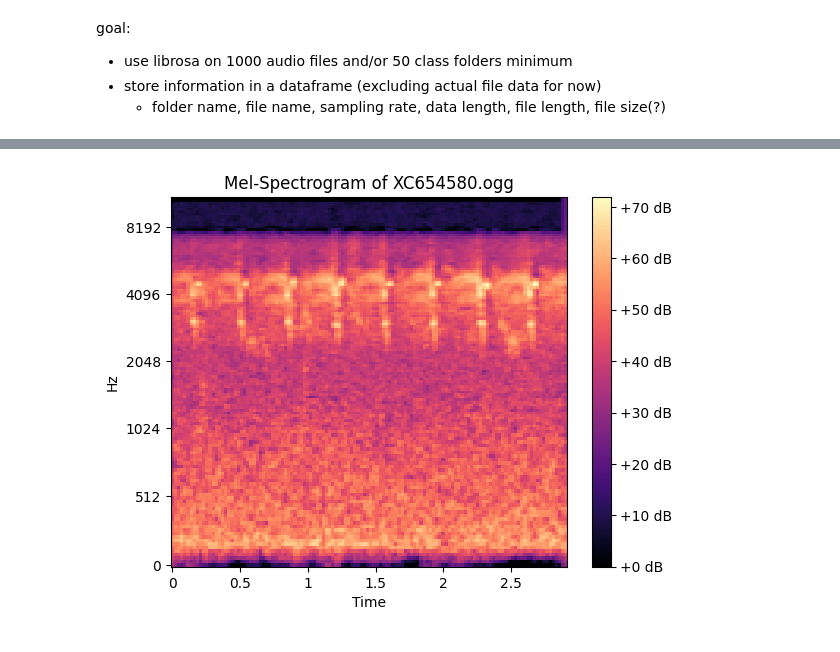
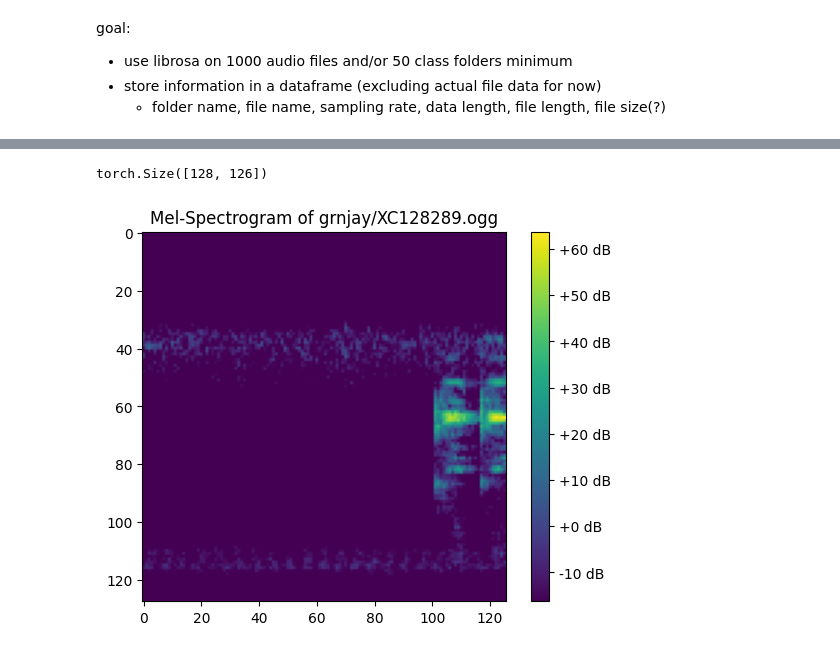
Before and after one commit to spearmintage/final-project, a Jupyter notebook: code/deeper_audio_test.ipynb, the cells around one changed output, grey strips where cells are left out. Drawn from its saved outputs; the diff is of its cells as text; code cells hidden in the pictures.

```diff
--- a/code/deeper_audio_test.ipynb
+++ b/code/deeper_audio_test.ipynb
@@ -135,7 +213,7 @@ folder_df["folder"].value_counts().plot.bar()
 # %%
 # apply random undersampling OR oversampling
 
-sampling_technique = "over"
+sampling_technique = "under"
 
 if sampling_technique == "under":
     # random "naive" undersampling
@@ -170,34 +241,0 @@ bkpwar will increase by 0.0%
-# %%
-# while slightly slower, preserves memory as opposed to creating a list then copying it to DF, then deleting list
-# when on supercomputer, it may be faster to use the massive amount of memory to create a list
-# - approx 170 it/s when creating a massive list then adding to dataframe once
-# - approx X it/s when appending each mel_spec_db to the dataframe at a time
-
-mel_scale_specs = []
-mel_scale_spec_shapes = []
-
-folder_df["mel_spec"] = None
-folder_df["mel_spec_shape"] = None
-
-for i in tqdm(folder_df.index):
-    row = folder_df.iloc[i, :]
-
-    spec_magnitude, _ = librosa.magphase(row["stft_data"])
-    mel_scale_spectrogram = librosa.feature.melspectrogram(S=spec_magnitude, sr=row["sample_rate_hz"])
-    mel_scale_spectrogram_db = librosa.amplitude_to_db(mel_scale_spectrogram, ref=np.min)
-
-    mel_scale_specs.append(mel_scale_spectrogram_db)
-    mel_scale_spec_shapes.append(mel_scale_spectrogram_db.shape)
-
-    '''
-    folder_df["mel_spec"][i] = mel_scale_spectrogram_db
-    folder_df["mel_spec_shape"][i] = mel_scale_spectrogram_db.shape
-    '''
-
-folder_df["mel_spec"] = mel_scale_specs
-folder_df["mel_spec_shape"] = mel_scale_spec_shapes
-
-# stft data no longer needed after mel spectrogram transform?
-folder_df.drop("stft_data", axis=1, inplace=True)
-
-del i, row, spec_magnitude, mel_scale_spectrogram, mel_scale_spectrogram_db, mel_scale_specs, mel_scale_spec_shapes
@@ -204,15 +247,20 @@ del i, row, spec_magnitude, mel_scale_spectrogram, mel_scale_spectrogram_db, mel
 # %%
+# plot a mel spectrogram
+
 row = folder_df.iloc[random.randint(0, len(folder_df)), :]
 
+print(row["mel_spec_shape"])
+
 plt.figure()
-librosa.display.specshow(row["mel_spec"], x_axis="time", y_axis="mel")
-plt.title(f"Mel-Spectrogram of {row['file']}")
+plt.imshow(row["mel_spec"])
+plt.title(f"Mel-Spectrogram of {'/'.join(row['file'].split('/')[-2:])}")
 plt.colorbar(format='%+2.0f dB')
 plt.show()
 
 del row
 # %% [output]
+torch.Size([128, 126])
-[figure, old version]
+[figure, new version]
 # %%
 # mel_spec_shape's x value is ALWAYS 128.
 # %%
```
Also changed, not shown: parts of 16 cells of this notebook, 3 other files.
